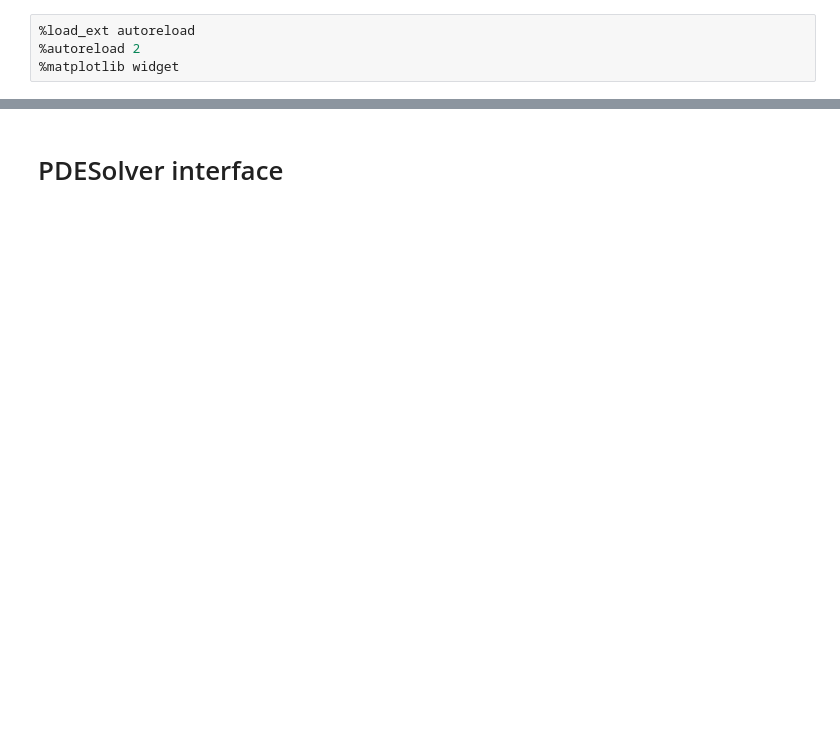
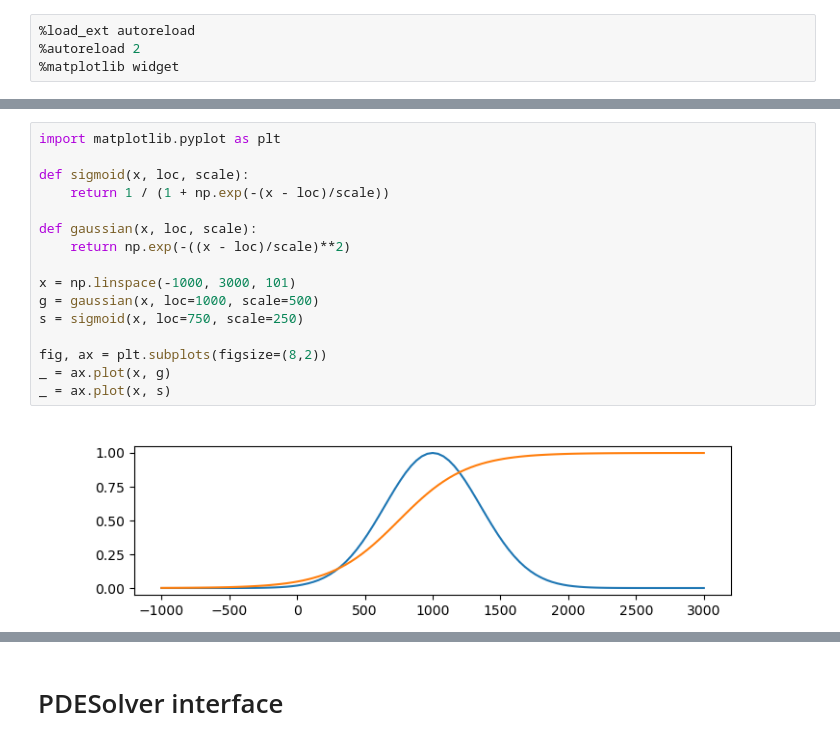
Before and after one commit to mattragoza/lung-project, a Jupyter notebook: notebooks/copdgene/02-fem-simulation.ipynb, the cells around one changed output, grey strips where cells are left out. Saved outputs shown, nothing was run; the diff lists cells and outputs as text; blank space fills up the shorter version.

```diff
--- a/notebooks/copdgene/02-fem-simulation.ipynb
+++ b/notebooks/copdgene/02-fem-simulation.ipynb
@@ -95,0 +111,18 @@ print_tensor_info(image_values, u_obs_values, rho_values)
+# %%
+import matplotlib.pyplot as plt
+
+def sigmoid(x, loc, scale):
+    return 1 / (1 + np.exp(-(x - loc)/scale))
+
+def gaussian(x, loc, scale):
+    return np.exp(-((x - loc)/scale)**2)
+
+x = np.linspace(-1000, 3000, 101)
+g = gaussian(x, loc=1000, scale=500)
+s = sigmoid(x, loc=750, scale=250)
+
+fig, ax = plt.subplots(figsize=(8,2))
+_ = ax.plot(x, g)
+_ = ax.plot(x, s)
+# %% [output]
+[figure, added]
```
Also changed, not shown: parts of 31 cells of this notebook, 5 other files.
